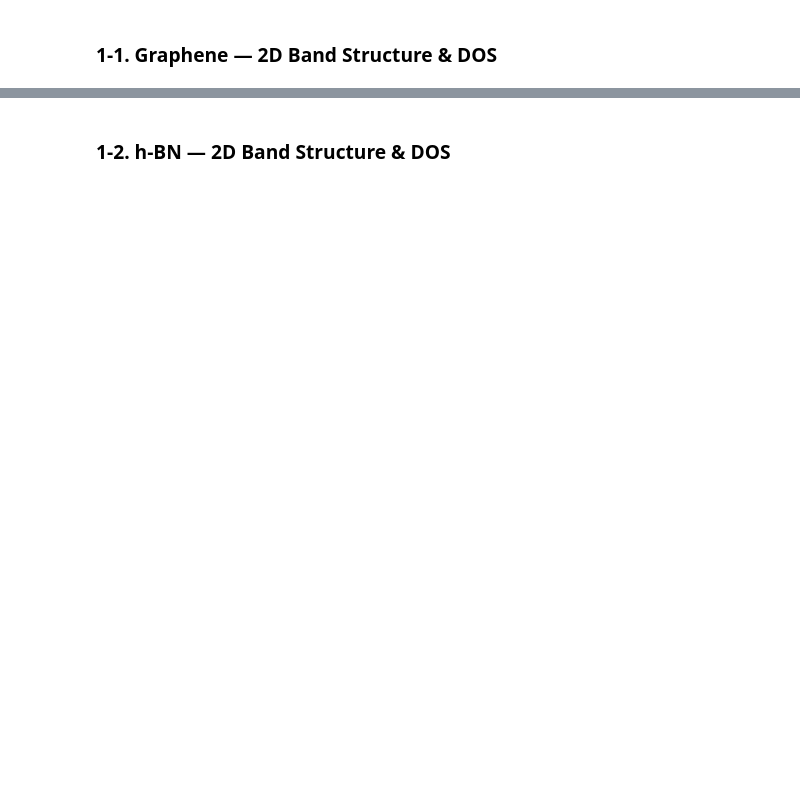
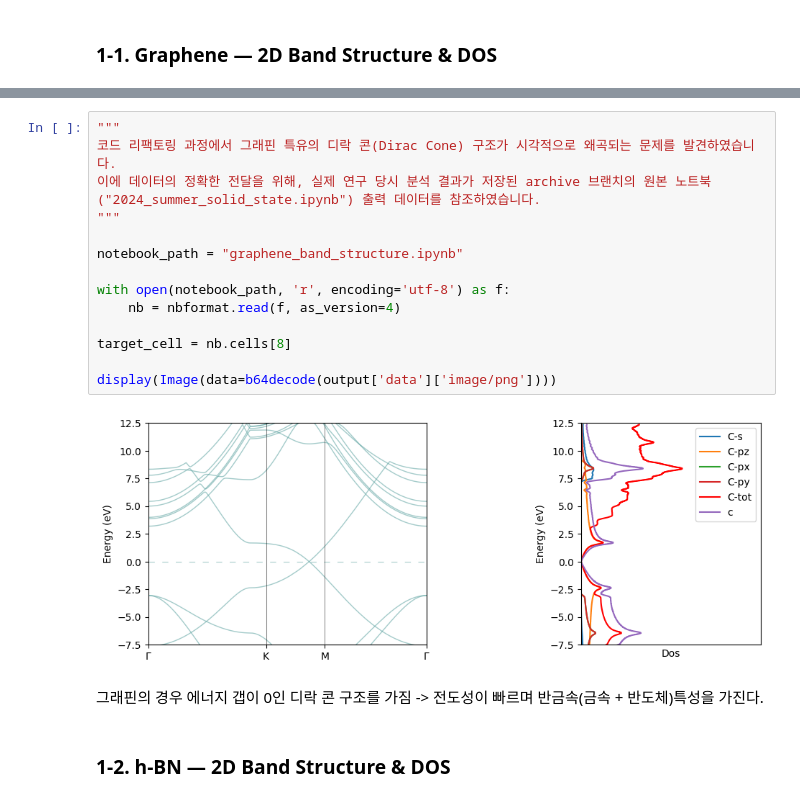
Before and after one commit to Chankyu99/2024_UOS_Physics, a Jupyter notebook: Notebook.ipynb, the cells around one changed output, grey strips where cells are left out. Cells and saved outputs as stored; diff of their text form; blank space fills up the shorter version.

```diff
--- a/Notebook.ipynb
+++ b/Notebook.ipynb
@@ -93,3 +49,21 @@ Graphene: Dirac cone visible at K point (massless fermion behaviour)
+# %%
+"""
+코드 리팩토링 과정에서 그래핀 특유의 디락 콘(Dirac Cone) 구조가 시각적으로 왜곡되는 문제를 발견하였습니다.
+이에 데이터의 정확한 전달을 위해, 실제 연구 당시 분석 결과가 저장된 archive 브랜치의 원본 노트북("2024_summer_solid_state.ipynb") 출력 데이터를 참조하였습니다.
+"""
+
+notebook_path = "graphene_band_structure.ipynb"
+
+with open(notebook_path, 'r', encoding='utf-8') as f:
+    nb = nbformat.read(f, as_version=4)
+
+target_cell = nb.cells[8]
+
+display(Image(data=b64decode(output['data']['image/png'])))
+# %% [output]
+[figure, added]
+# %% [markdown]
+그래핀의 경우 에너지 갭이 0인 디락 콘 구조를 가짐 -> 전도성이 빠르며 반금속(금속 + 반도체)특성을 가진다.
 # %% [markdown]
 ### 1-2. h-BN — 2D Band Structure & DOS
 # %%
```
Also changed, not shown: parts of 17 cells of this notebook, 5 other files.
